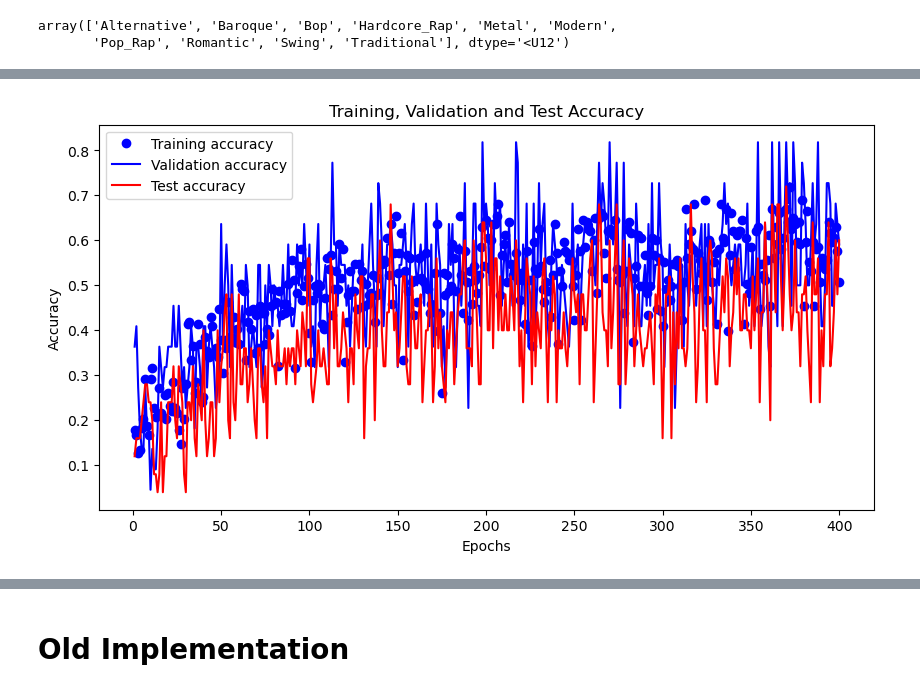
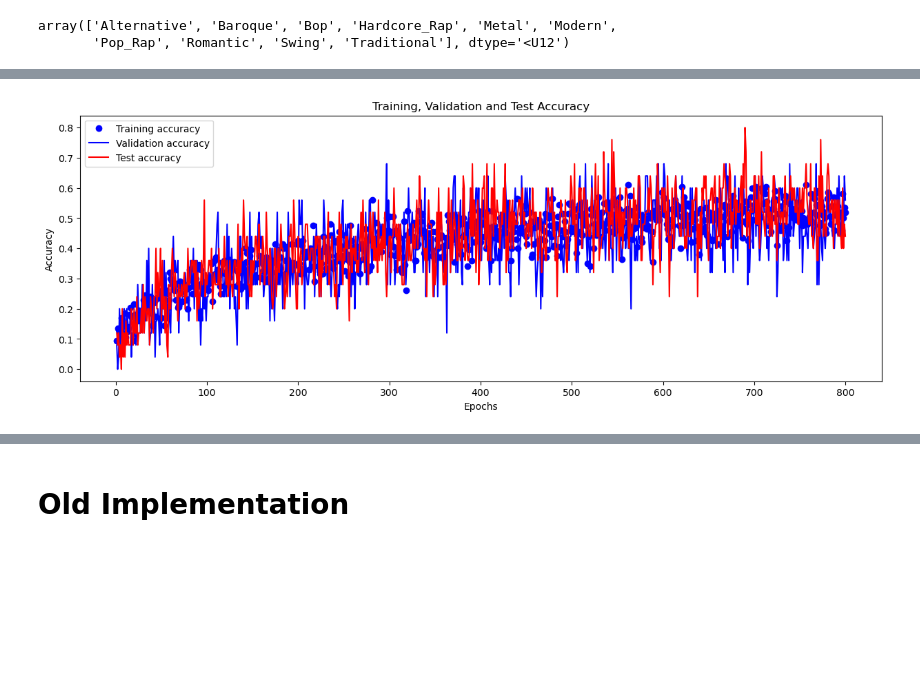
Before and after one commit to KottonP/midi2vec-master, a Jupyter notebook: Slac Hetero Graph.ipynb, the cells around one changed output, grey strips where cells are left out. Cells and saved outputs as stored; diff of their text form; code cells hidden in the pictures; blank space fills up the shorter version.

```diff
--- a/Slac Hetero Graph.ipynb
+++ b/Slac Hetero Graph.ipynb
@@ -336,7 +389,7 @@ input_node_dict_10 = input_node_dict.copy()
 
 input_node_dict_10['MIDI']['y'] = y_10
 # %%
-H_10 = HeteroData(input_node_dict_10, **input_edge_dict)
+H_10 = HeteroData(input_node_dict_10, **input_edge_dict).to(device)
 # %%
 print(H_10)
 # %% [output]
@@ -363,7 +416,7 @@ HeteroData(
 # %%
 H_10 = T.ToUndirected()(H_10)
 # %%
-H_10 = T.RandomNodeSplit(num_val=22, num_test=25)(H_10)
+H_10 = T.RandomNodeSplit(num_val=0.1, num_test=0.1)(H_10)
 # %%
 print(H_10)
 # %% [output]
@@ -407,3 +440,4 @@ tensor([False, False, False, False, False, False, False, False, False, False,
 # %%
-model_10 = GCN(hidden_channels=32, out_channels=len(set(lb_10.classes_)))
+model_10 = GCN(hidden_channels=64, out_channels=len(set(lb_10.classes_)), drop_layer=True)
 model_10 = to_hetero(model_10, H_10.metadata(), aggr='sum')
+model_10.to(device)
@@ -431,9 +483,13 @@ def test10():
     return accs
 # %%
 acc_lists = {'train': [], 'val': [], 'test': []}
-for epoch in range(1, 401):
+loss_list = []
+for epoch in range(1, 801):
     loss = train10()
     train_acc, val_acc, test_acc = test10()
+
+    loss_list.append(loss)
+
     acc_lists['train'].append(train_acc)
     acc_lists['val'].append(val_acc)
     acc_lists['test'].append(test_acc)
@@ -461,18 +517,4 @@ Epoch: 400, Loss: 1531.7207, Train: 0.5074, Val: 0.5909, Test: 0.6000
-# %%
-epochs = range(1, len(acc_lists['train']) + 1)
-
-fig = plt.figure(figsize=(10, 5))
-
-plt.plot(epochs, acc_lists['train'], 'bo', label='Training accuracy')
-plt.plot(epochs, acc_lists['val'], 'b', label='Validation accuracy')
-plt.plot(epochs, acc_lists['test'], 'r', label='Test accuracy')
-plt.title('Training, Validation and Test Accuracy')
-plt.xlabel('Epochs')
-plt.ylabel('Accuracy')
-plt.legend()
-
-
-
-plt.show()
-# %% [output]
-[figure, removed]
+# %%
+plot_graph(acc_lists)
+# %% [output]
+[figure, added]
```
Also changed, not shown: parts of 23 cells of this notebook, 1 other file.
